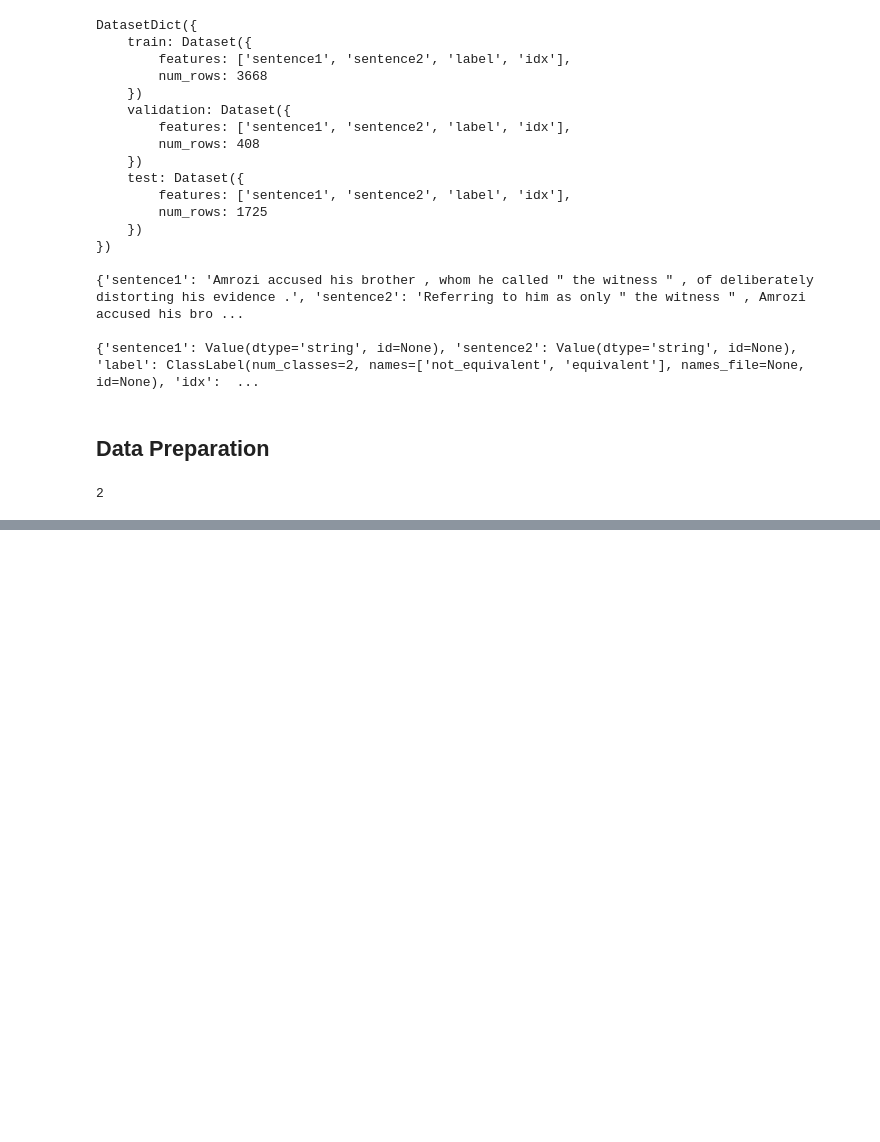
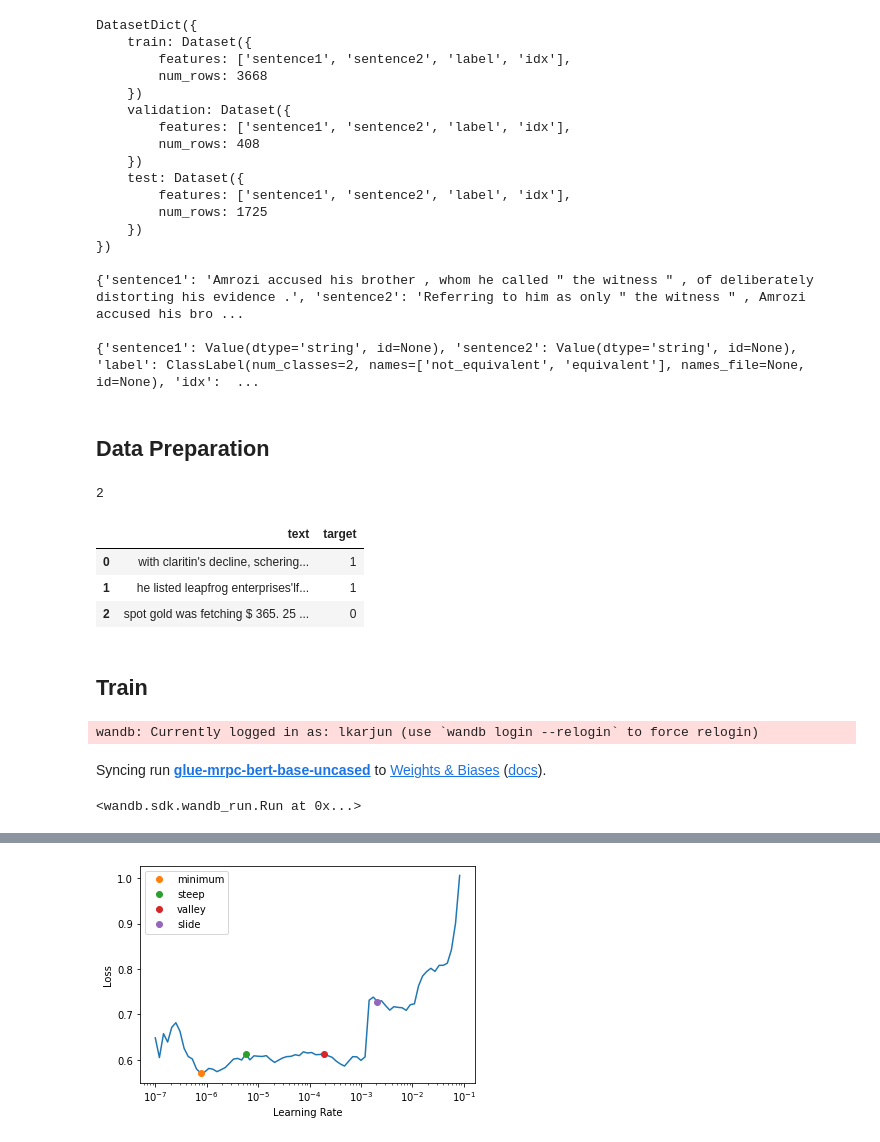
Before and after one commit to lkarjun/fastai-huggingface-workouts, a Jupyter notebook: notebook3.ipynb, the cells around one changed output, grey strips where cells are left out. Cells and saved outputs as stored; diff of their text form; code cells hidden in the pictures; blank space fills up the shorter version.

```diff
--- a/notebook3.ipynb
+++ b/notebook3.ipynb
@@ -48,5 +48,5 @@ wandb_init_kwargs = {
 # %% [markdown]
 ### Using low / mid-level Api
 # %%
-raw_datasets = load_dataset('glue', 'mrpc')
+raw_datasets = load_dataset(path = 'glue', name = 'mrpc')
 # %% [output]
@@ -93,7 +92,10 @@ hf_arch, hf_config, hf_tokenizer, hf_model = BLURR.get_hf_objects(checkpoint, mo
 # %%
 print(hf_model)
 # %%
-blocks = (HF_TextBlock(hf_arch, hf_config, hf_tokenizer, hf_model), CategoryBlock())
+blocks = (
+            HF_TextBlock(hf_arch, hf_config, hf_tokenizer, hf_model),
+            CategoryBlock()
+          )
 
 dblock = DataBlock(
                    blocks = blocks,
@@ -101,3 +103,20 @@ dblock = DataBlock(
                    get_y = itemgetter('label'),
                    splitter = IndexSplitter(valid_idxs)
                 )
+# %%
+dls = dblock.dataloaders(raw_ds, bs = bsz, val_bs = val_bsz)
+# %%
+dls.show_batch(dataloaders = dls, max_n = 3)
+# %% [output]
+|  | text | target |
+| 0 | with claritin's decline, schering... | 1 |
+| 1 | he listed leapfrog enterprises'lf... | 1 |
+| 2 | spot gold was fetching $ 365. 25 ... | 0 |
+# %% [markdown]
+## Train
+# %%
+wandb.init(**wandb_init_kwargs)
+# %% [output]
+wandb: Currently logged in as: lkarjun (use `wandb login --relogin` to force relogin)
+Syncing run glue-mrpc-bert-base-uncased to Weights & Biases (docs).
+<wandb.sdk.wandb_run.Run at 0x...>
@@ -103,0 +138,3 @@ dblock = DataBlock(
+# %%
+# high level api
+learn = Blearner(dls, hf_model, metrics=[accuracy, F1Score()])
@@ -103,0 +143,3 @@ dblock = DataBlock(
+# %%
+lr_res = learn.lr_find(suggest_funcs=[minimum, steep, valley, slide])
+# %% [output]
@@ -103,0 +147 @@ dblock = DataBlock(
+[figure, added]
```
Also changed, not shown: parts of 36 cells of this notebook.
